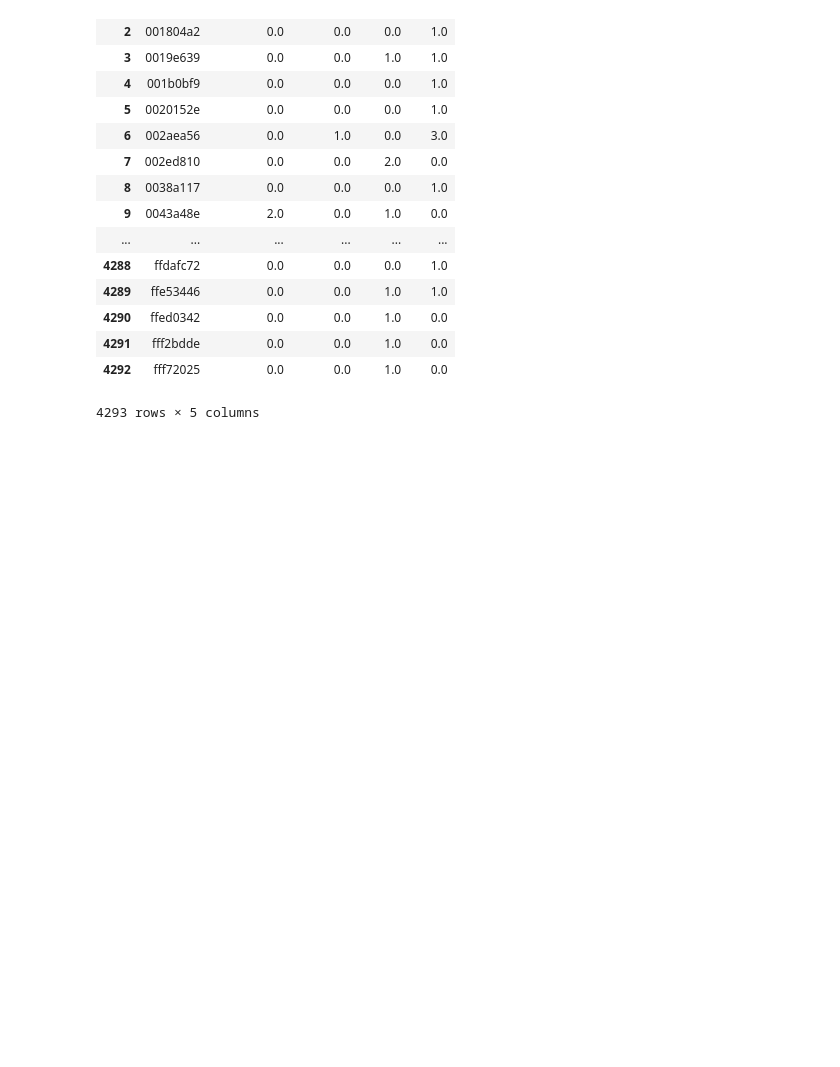
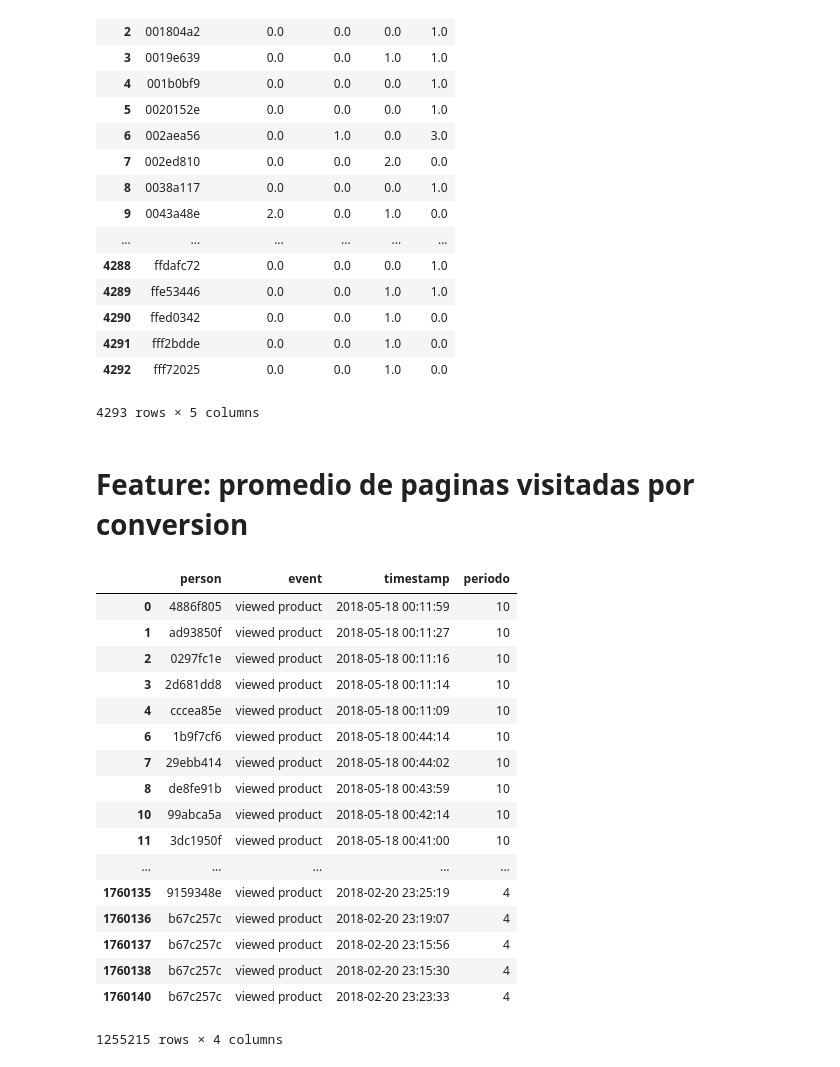
Before and after one commit to EugeniaFranchi/TP-Datos, a Jupyter notebook: TP2/TP2 v1.2.ipynb, the cells around one changed output. Saved outputs shown, nothing was run; the diff lists cells and outputs as text; code cells hidden in the pictures; blank space fills up the shorter version.

```diff
--- a/TP2/TP2 v1.2.ipynb
+++ b/TP2/TP2 v1.2.ipynb
@@ -838,3 +838,28 @@ horarios_de_conversion
 | 4291 | fff2bdde | 0.0 | 0.0 | 1.0 | 0.0 |
 | 4292 | fff72025 | 0.0 | 0.0 | 1.0 | 0.0 |
 4293 rows × 5 columns
+# %% [markdown]
+# Feature: promedio de paginas visitadas por conversion
+# %%
+pags_visitadas_por_conversion = events[['person','event','timestamp','periodo']]
+pags_visitadas_por_conversion = pags_visitadas_por_conversion.loc[(pags_visitadas_por_conversion['event']=='conversion') | (pags_visitadas_por_conversion['event']=='viewed product')]
+pags_visitadas_por_conversion
+# %% [output]
+|  | person | event | timestamp | periodo |
+| 0 | 4886f805 | viewed product | 2018-05-18 00:11:59 | 10 |
+| 1 | ad93850f | viewed product | 2018-05-18 00:11:27 | 10 |
+| 2 | 0297fc1e | viewed product | 2018-05-18 00:11:16 | 10 |
+| 3 | 2d681dd8 | viewed product | 2018-05-18 00:11:14 | 10 |
+| 4 | cccea85e | viewed product | 2018-05-18 00:11:09 | 10 |
+| 6 | 1b9f7cf6 | viewed product | 2018-05-18 00:44:14 | 10 |
+| 7 | 29ebb414 | viewed product | 2018-05-18 00:44:02 | 10 |
+| 8 | de8fe91b | viewed product | 2018-05-18 00:43:59 | 10 |
+| 10 | 99abca5a | viewed product | 2018-05-18 00:42:14 | 10 |
+| 11 | 3dc1950f | viewed product | 2018-05-18 00:41:00 | 10 |
+| ... | ... | ... | ... | ... |
+| 1760135 | 9159348e | viewed product | 2018-02-20 23:25:19 | 4 |
+| 1760136 | b67c257c | viewed product | 2018-02-20 23:19:07 | 4 |
+| 1760137 | b67c257c | viewed product | 2018-02-20 23:15:56 | 4 |
+| 1760138 | b67c257c | viewed product | 2018-02-20 23:15:30 | 4 |
+| 1760140 | b67c257c | viewed product | 2018-02-20 23:23:33 | 4 |
+1255215 rows × 4 columns
```
Also changed, not shown: parts of 4 cells of this notebook.
